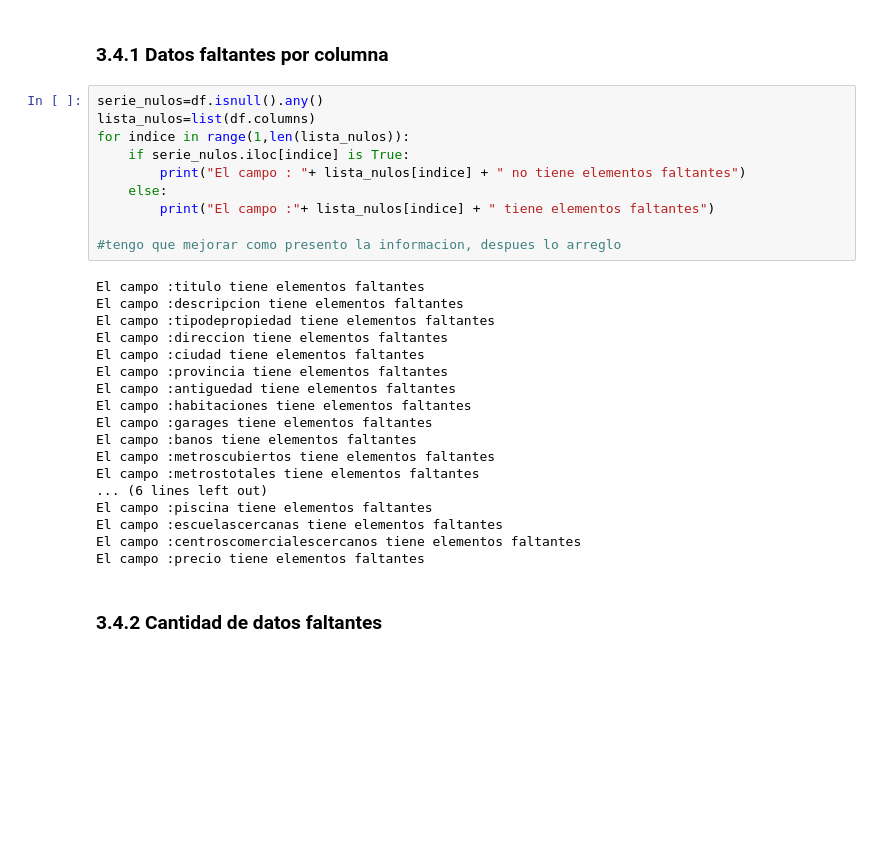
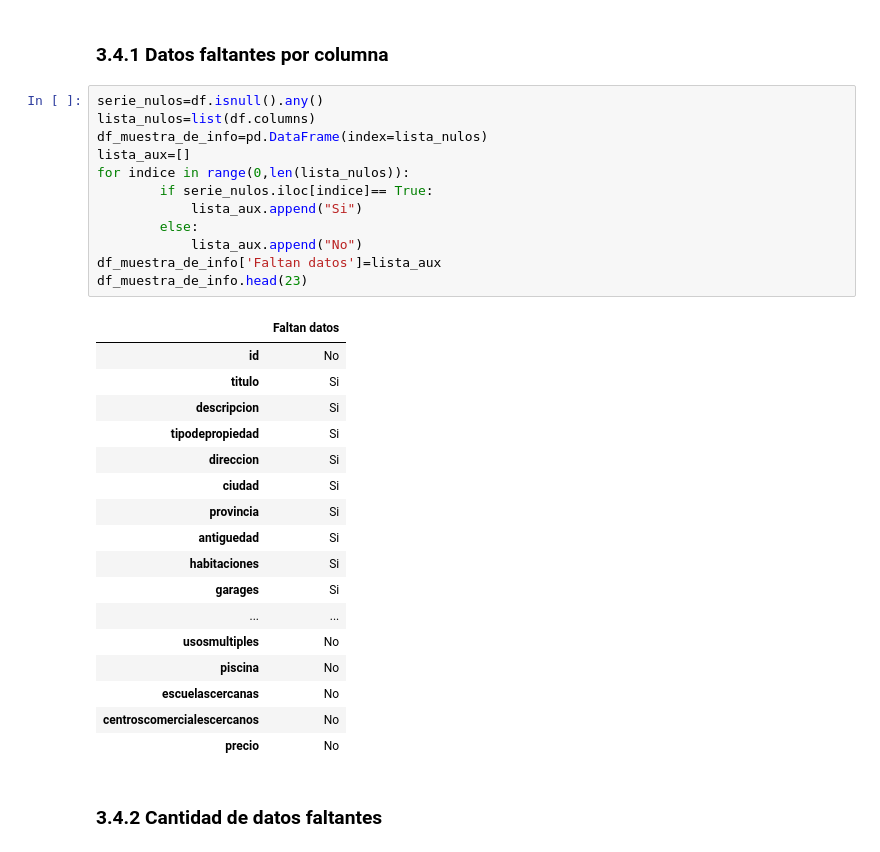
Before and after one commit to tomasSabao/TP1-OrganizacionDeDatos, a Jupyter notebook: TP1.ipynb, the cells around one changed output. Saved outputs shown, nothing was run; the diff lists cells and outputs as text; blank space fills up the shorter version.

Commit message:
Add files via upload
-> Arreglo de error en la presentacion de las columnas con informacion faltante

```diff
--- a/TP1.ipynb
+++ b/TP1.ipynb
@@ -86,34 +86,36 @@ memory usage: 42.1+ MB
 No todo registro del Dataframe posee información en todos sus campos. Nos interesa saber cuántos de esos registros tienen información faltante
 # %% [markdown]
 ###  3.4.1 Datos faltantes por columna
-# %%
-serie_nulos=df.isnull().any()
-lista_nulos=list(df.columns)
-for indice in range(1,len(lista_nulos)):
-    if serie_nulos.iloc[indice] is True:
-        print("El campo : "+ lista_nulos[indice] + " no tiene elementos faltantes")
-    else:
-        print("El campo :"+ lista_nulos[indice] + " tiene elementos faltantes")
-
-#tengo que mejorar como presento la informacion, despues lo arreglo
-# %% [output]
-El campo :titulo tiene elementos faltantes
-El campo :descripcion tiene elementos faltantes
-El campo :tipodepropiedad tiene elementos faltantes
-El campo :direccion tiene elementos faltantes
-El campo :ciudad tiene elementos faltantes
-El campo :provincia tiene elementos faltantes
-El campo :antiguedad tiene elementos faltantes
-El campo :habitaciones tiene elementos faltantes
-El campo :garages tiene elementos faltantes
-El campo :banos tiene elementos faltantes
-El campo :metroscubiertos tiene elementos faltantes
-El campo :metrostotales tiene elementos faltantes
-... (6 lines left out)
-El campo :piscina tiene elementos faltantes
-El campo :escuelascercanas tiene elementos faltantes
-El campo :centroscomercialescercanos tiene elementos faltantes
-El campo :precio tiene elementos faltantes
+# %%
+serie_nulos=df.isnull().any()
+lista_nulos=list(df.columns)
+df_muestra_de_info=pd.DataFrame(index=lista_nulos)
+lista_aux=[]
+for indice in range(0,len(lista_nulos)):
+        if serie_nulos.iloc[indice]== True:
+            lista_aux.append("Si")
+        else:
+            lista_aux.append("No")
+df_muestra_de_info['Faltan datos']=lista_aux
+df_muestra_de_info.head(23)
+# %% [output]
+|  | Faltan datos |
+| id | No |
+| titulo | Si |
+| descripcion | Si |
+| tipodepropiedad | Si |
+| direccion | Si |
+| ciudad | Si |
+| provincia | Si |
+| antiguedad | Si |
+| habitaciones | Si |
+| garages | Si |
+| ... | ... |
+| usosmultiples | No |
+| piscina | No |
+| escuelascercanas | No |
+| centroscomercialescercanos | No |
+| precio | No |
 # %% [markdown]
 ### 3.4.2 Cantidad de datos faltantes
 # %%
```
Also changed, not shown: parts of 1 cell of this notebook.
